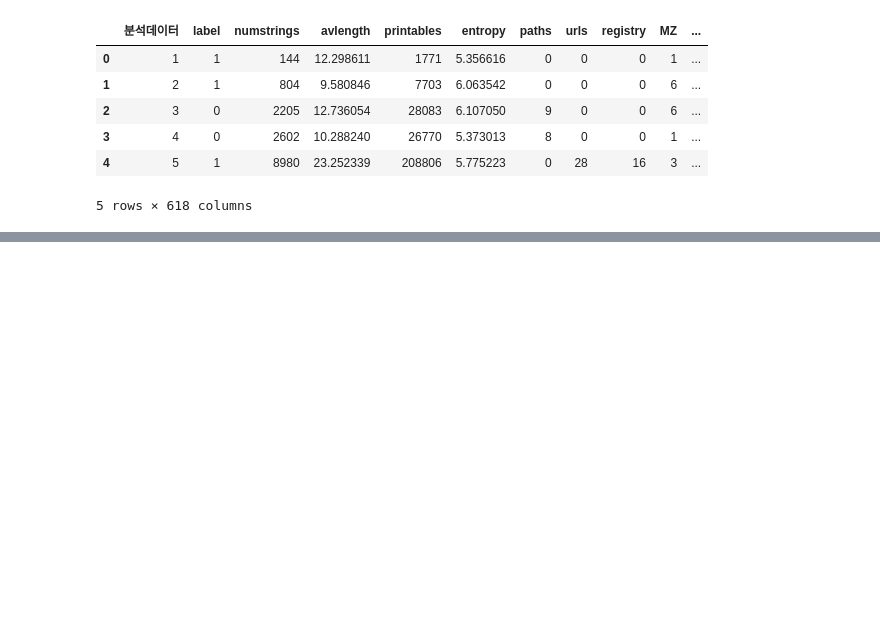
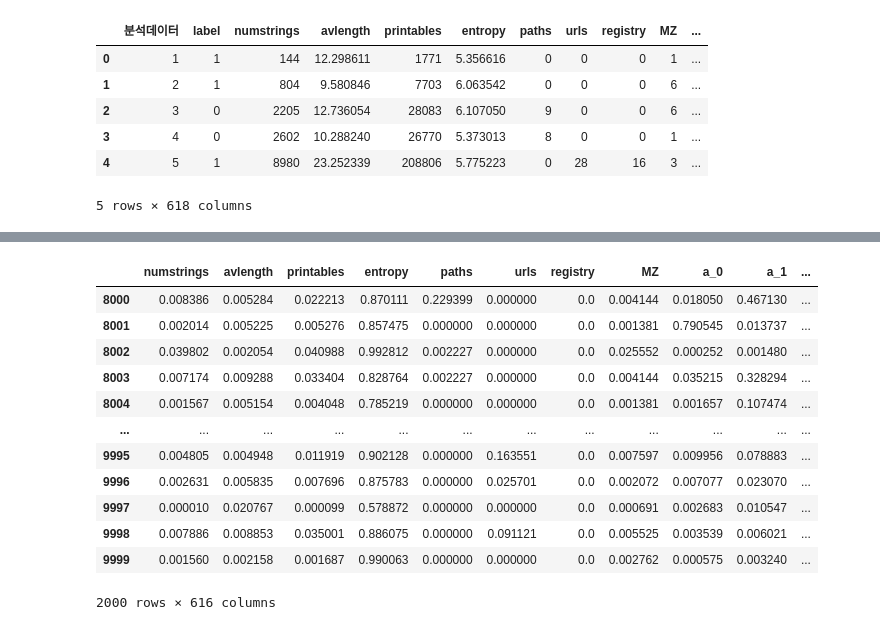
Before and after one commit to Hoseo-IELab/Hoseo_AI_Competition, a Jupyter notebook: CNN.ipynb, the cells around one changed output, grey strips where cells are left out. Saved outputs shown, nothing was run; the diff lists cells and outputs as text; code cells hidden in the pictures; blank space fills up the shorter version.

```diff
--- a/CNN.ipynb
+++ b/CNN.ipynb
@@ -177,0 +171,16 @@ y_train = y_train.to_numpy()
+# %%
+x_test
+# %% [output]
+|  | numstrings | avlength | printables | entropy | paths | urls | registry | MZ | a_0 | a_1 | ... |
+| 8000 | 0.008386 | 0.005284 | 0.022213 | 0.870111 | 0.229399 | 0.000000 | 0.0 | 0.004144 | 0.018050 | 0.467130 | ... |
+| 8001 | 0.002014 | 0.005225 | 0.005276 | 0.857475 | 0.000000 | 0.000000 | 0.0 | 0.001381 | 0.790545 | 0.013737 | ... |
+| 8002 | 0.039802 | 0.002054 | 0.040988 | 0.992812 | 0.002227 | 0.000000 | 0.0 | 0.025552 | 0.000252 | 0.001480 | ... |
+| 8003 | 0.007174 | 0.009288 | 0.033404 | 0.828764 | 0.002227 | 0.000000 | 0.0 | 0.004144 | 0.035215 | 0.328294 | ... |
+| 8004 | 0.001567 | 0.005154 | 0.004048 | 0.785219 | 0.000000 | 0.000000 | 0.0 | 0.001381 | 0.001657 | 0.107474 | ... |
+| ... | ... | ... | ... | ... | ... | ... | ... | ... | ... | ... | ... |
+| 9995 | 0.004805 | 0.004948 | 0.011919 | 0.902128 | 0.000000 | 0.163551 | 0.0 | 0.007597 | 0.009956 | 0.078883 | ... |
+| 9996 | 0.002631 | 0.005835 | 0.007696 | 0.875783 | 0.000000 | 0.025701 | 0.0 | 0.002072 | 0.007077 | 0.023070 | ... |
+| 9997 | 0.000010 | 0.020767 | 0.000099 | 0.578872 | 0.000000 | 0.000000 | 0.0 | 0.000691 | 0.002683 | 0.010547 | ... |
+| 9998 | 0.007886 | 0.008853 | 0.035001 | 0.886075 | 0.000000 | 0.091121 | 0.0 | 0.005525 | 0.003539 | 0.006021 | ... |
+| 9999 | 0.001560 | 0.002158 | 0.001687 | 0.990063 | 0.000000 | 0.000000 | 0.0 | 0.002762 | 0.000575 | 0.003240 | ... |
+2000 rows × 616 columns
```
Also changed, not shown: parts of 31 cells of this notebook.
